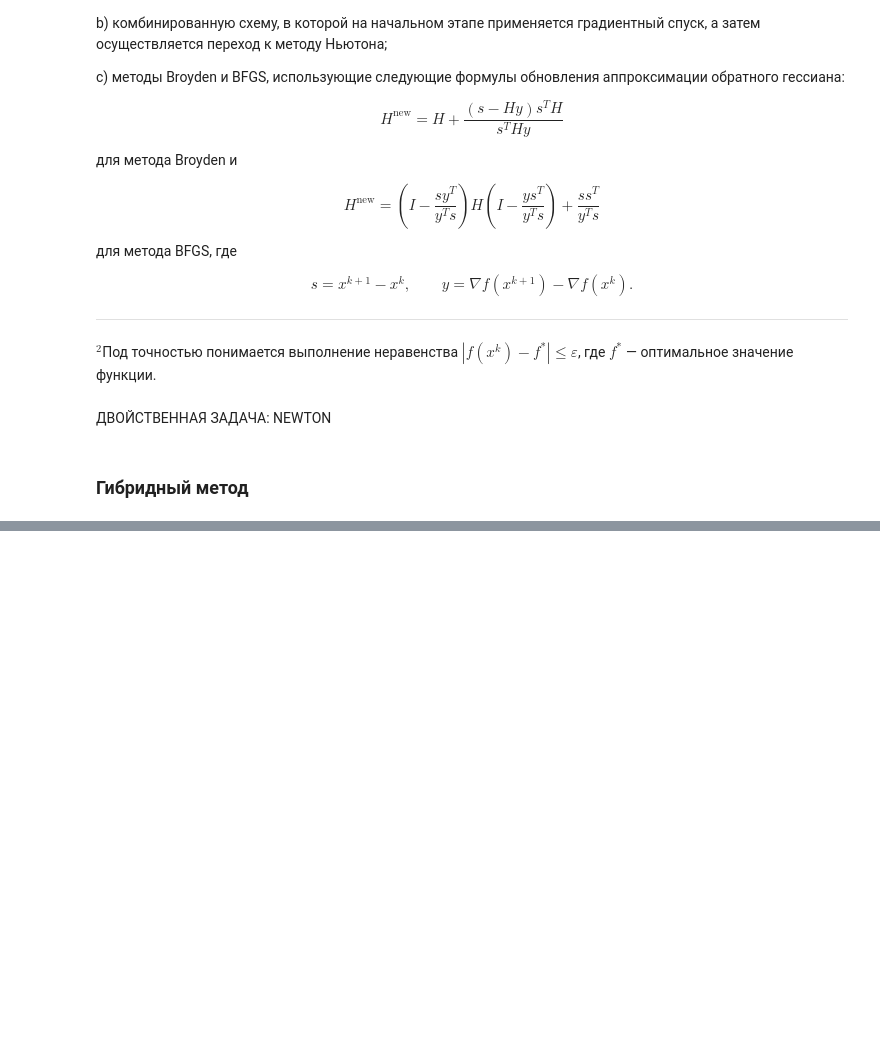
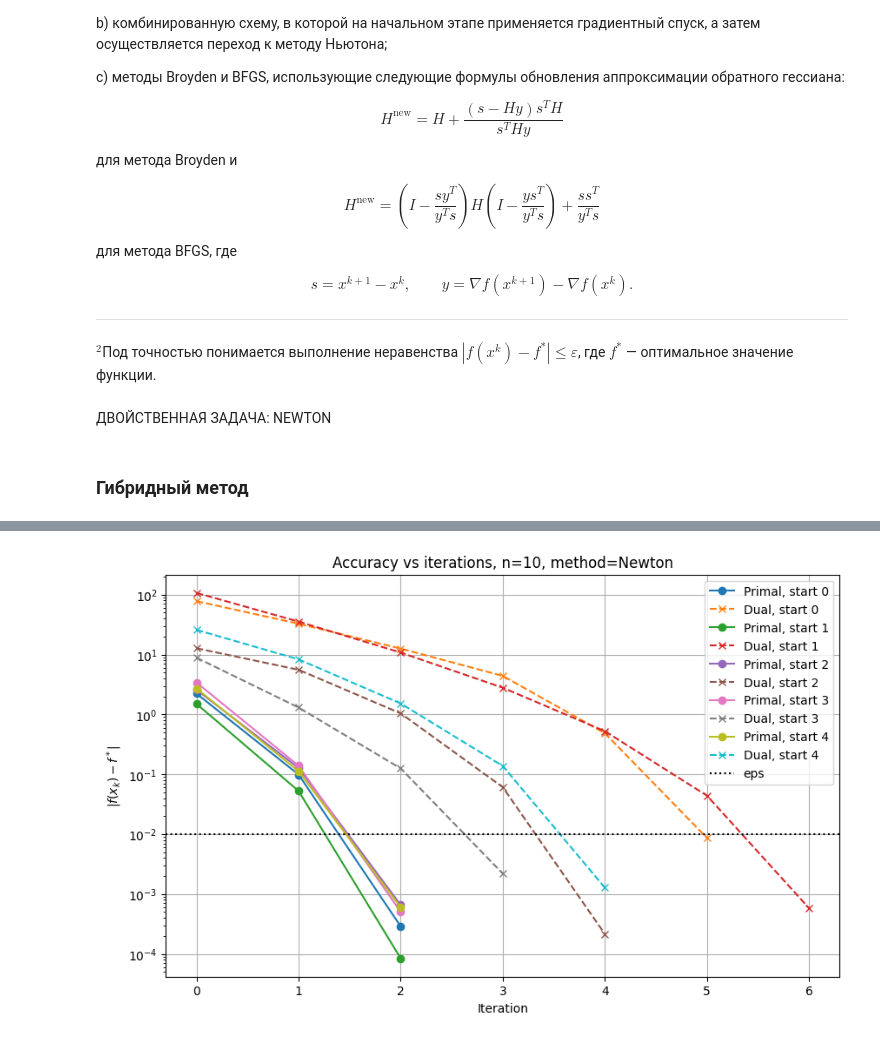
Before and after one commit to owmtgf/IAD_MAG_OptMethods, a Jupyter notebook: LAB3/main.ipynb, the cells around one changed output, grey strips where cells are left out. Saved outputs shown, nothing was run; the diff lists cells and outputs as text; code cells hidden in the pictures; blank space fills up the shorter version.

```diff
--- a/LAB3/main.ipynb
+++ b/LAB3/main.ipynb
@@ -334,3 +335,6 @@ Dataset saved to entropy_problems.pkl
 ---
 
 $^2$Под точностью понимается выполнение неравенства $|f(x^k) - f^*| \le \varepsilon$, где $f^*$ — оптимальное значение функции.
+# %%
+EPS = 1e-2
+MAX_ITER = 100
@@ -337 +361,6 @@ $^2$Под точностью понимается выполнение нера
+# %%
+def entropy_objective_safe(x):
+    if np.any(x <= 0):
+        return np.inf
+    return np.sum(x * np.log(x))
 # %%
@@ -458,19 +478,17 @@ def newton_dual(problem, nu0):
             print("Dual Hessian singular")
             break
 
-        t = 1.0
-        while True:
-            nu_new = nu + t * dnu
-            phi_new = dual_phi(nu_new, A, b)
+        t = line_search_scalar(
+            f=lambda nu_: dual_phi(nu_, A, b),
+            x=nu,
+            p=dnu,
+            gamma=1.0,
+        )
 
-            if phi_new <= phi_val + alpha * t * (grad @ dnu):
-                break
+        if t <= 1e-12:
+            print("Line search failed")
+            return nu, history
 
-            t *= beta
-            if t < 1e-12:
-                print("Line search failed")
-                return nu, history
-
-        nu = nu_new
+        nu = nu + t * dnu
 
     return nu, history
@@ -846,0 +1216,12 @@ ValueError: not enough values to unpack (expected 3, got 2)
+# %%
+problem_n10 = [p for p in problems if p["n"] == 10][0]
+
+plot_errors_for_n10(
+    problem_n10,
+    primal_solver=newton_primal,
+    dual_solver=newton_dual,
+    method_name="Newton",
+    num_starts=5
+)
+# %% [output]
+[figure, added]
```
Also changed, not shown: parts of 24 cells of this notebook.
